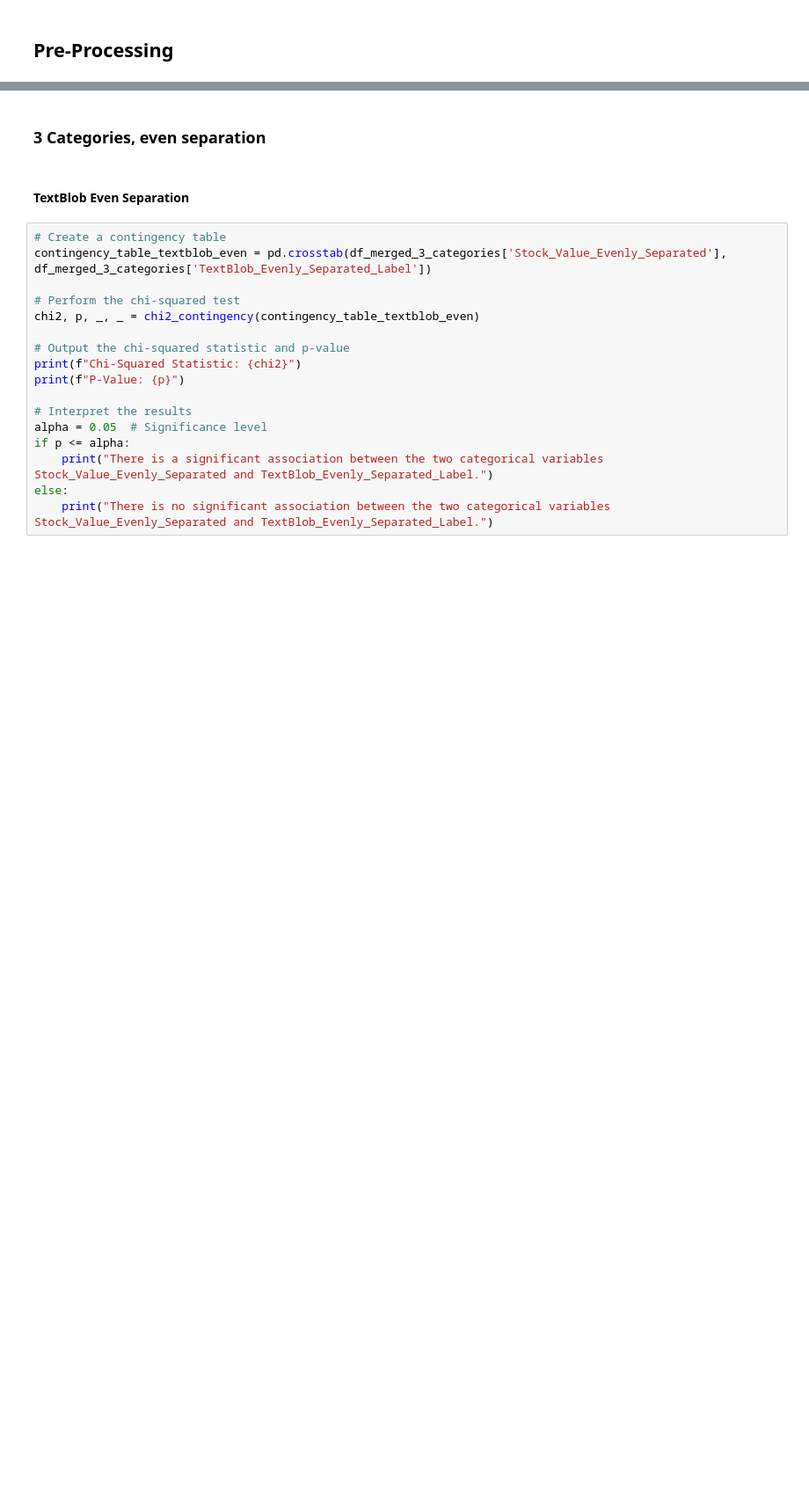
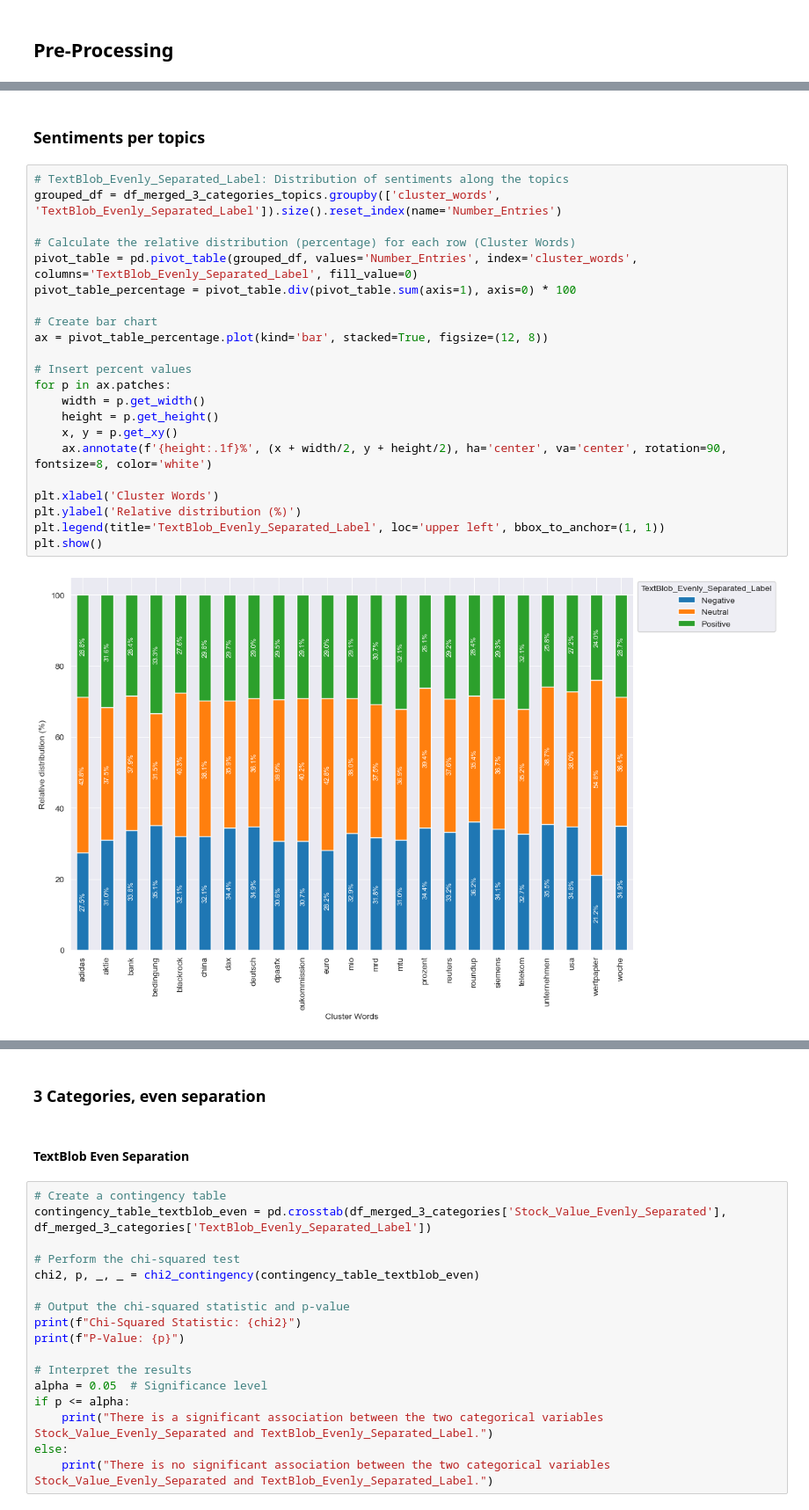
Before and after one commit to M-Mcknsn/NAK-Text-Analytics, a Jupyter notebook: src/relationship_analysis.ipynb, the cells around one changed output, grey strips where cells are left out. Shown at 88% size. Drawn from its saved outputs; the diff is of its cells as text; blank space fills up the shorter version.

```diff
--- a/src/relationship_analysis.ipynb
+++ b/src/relationship_analysis.ipynb
@@ -102,0 +110,26 @@ Results saved as data/analysis\analysis_3_categories.csv and data/analysis\analy
+# %% [markdown]
+### Sentiments per topics
+# %%
+# TextBlob_Evenly_Separated_Label: Distribution of sentiments along the topics
+grouped_df = df_merged_3_categories_topics.groupby(['cluster_words', 'TextBlob_Evenly_Separated_Label']).size().reset_index(name='Number_Entries')
+
+# Calculate the relative distribution (percentage) for each row (Cluster Words)
+pivot_table = pd.pivot_table(grouped_df, values='Number_Entries', index='cluster_words', columns='TextBlob_Evenly_Separated_Label', fill_value=0)
+pivot_table_percentage = pivot_table.div(pivot_table.sum(axis=1), axis=0) * 100
+
+# Create bar chart
+ax = pivot_table_percentage.plot(kind='bar', stacked=True, figsize=(12, 8))
+
+# Insert percent values
+for p in ax.patches:
+    width = p.get_width()
+    height = p.get_height()
+    x, y = p.get_xy()
+    ax.annotate(f'{height:.1f}%', (x + width/2, y + height/2), ha='center', va='center', rotation=90, fontsize=8, color='white')
+
+plt.xlabel('Cluster Words')
+plt.ylabel('Relative distribution (%)')
+plt.legend(title='TextBlob_Evenly_Separated_Label', loc='upper left', bbox_to_anchor=(1, 1))
+plt.show()
+# %% [output]
+[figure, added]
```
Also changed, not shown: parts of 15 cells of this notebook, 4 other files.
